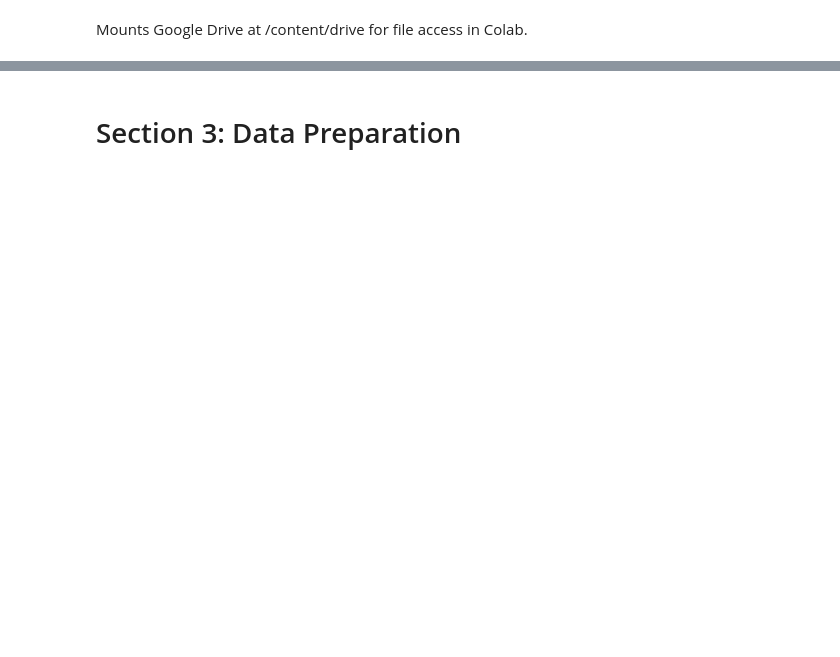
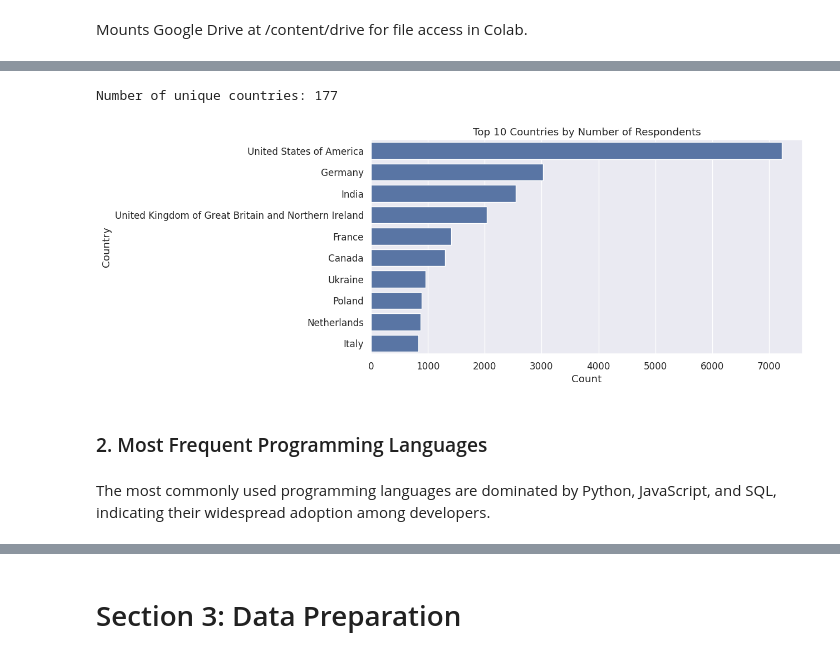
Before and after one commit to yukomath/Project_1, a Jupyter notebook: project.ipynb, the cells around one changed output, grey strips where cells are left out. Cells and saved outputs as stored; diff of their text form; code cells hidden in the pictures; blank space fills up the shorter version.

```diff
--- a/project.ipynb
+++ b/project.ipynb
@@ -94,10 +113,9 @@ print(df.columns.tolist())
 
 cols = [
     "Country",
-    "Age",
     "EdLevel",
+    "WorkExp",                # professional work experience years
     "YearsCode",              # coding experience years
-    "Employment",
     "LanguageHaveWorkedWith", # languages used
     "AISelect",               # AI tools usage indicator
     "ConvertedCompYearly"     # salary (target)
@@ -105,0 +253,28 @@ df = df[cols].copy()
+# %%
+print("Number of unique countries:", df["Country"].nunique())
+# %% [output]
+Number of unique countries: 177
+# %%
+import matplotlib.pyplot as plt
+import seaborn as sns
+
+plt.style.use('default')
+sns.set(font_scale=1.1)
+
+# --------------------------------------
+# Top 10 Countries
+# --------------------------------------
+country_counts = df["Country"].value_counts().head(10)
+
+plt.figure(figsize=(10,5))
+sns.barplot(x=country_counts.values, y=country_counts.index)
+plt.title("Top 10 Countries by Number of Respondents")
+plt.xlabel("Count")
+plt.ylabel("Country")
+plt.show()
+# %% [output]
+[figure, added]
+# %% [markdown]
+### 2. Most Frequent Programming Languages
+# %% [markdown]
+The most commonly used programming languages are dominated by Python, JavaScript, and SQL, indicating their widespread adoption among developers.
```
Also changed, not shown: parts of 62 cells of this notebook.
